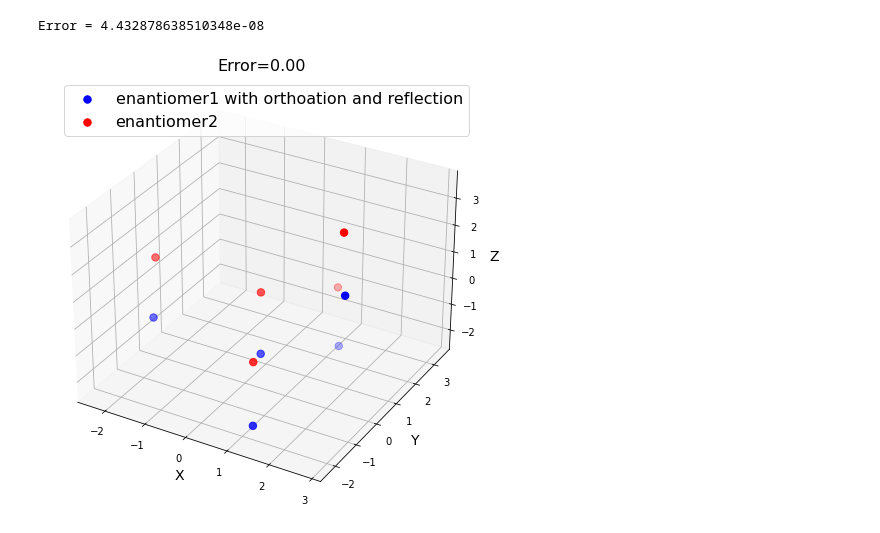
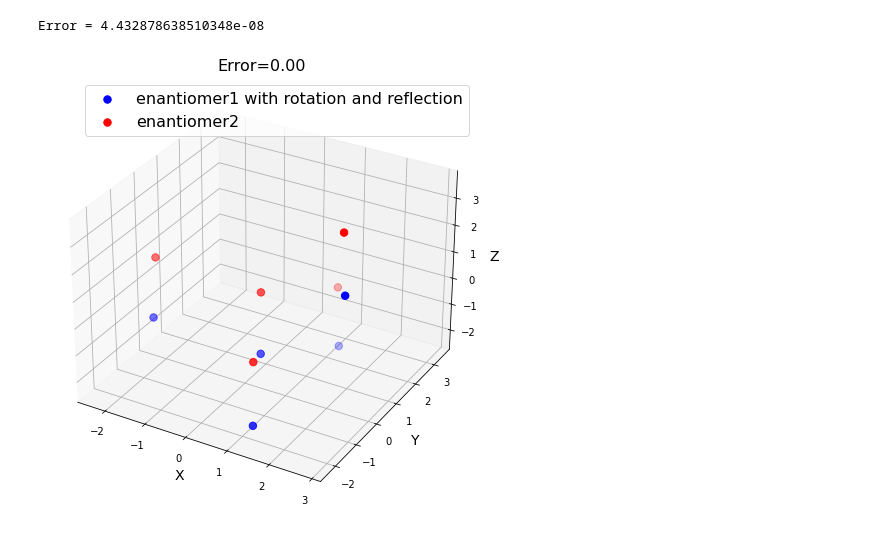
Before and after one commit to theochem/procrustes, a Jupyter notebook: docs/notebooks/Chirality_Check.ipynb, the cells around one changed output. Saved outputs shown, nothing was run; the diff lists cells and outputs as text; code cells hidden in the pictures.

```diff
--- a/docs/notebooks/Chirality_Check.ipynb
+++ b/docs/notebooks/Chirality_Check.ipynb
@@ -112,16 +112,16 @@ Error = 4.432878638510348e-08
 # %%
 # rotated and refelction coordinates
 a_ortho = np.dot(a, result_ortho.t)
 
 # plot coordinates with only rotation
 plot_atom_coordinates(a_ortho, b,
                       figsize=(8, 6),
                       fontsize_label=14,
                       fontsize_title=16,
                       fontsize_legend=16,
-                      label1="enantiomer1 with orthoation and reflection",
+                      label1="enantiomer1 with rotation and reflection",
                       label2="enantiomer2",
                       title="Error={:0.2f}".format(result_ortho.error),
                       figfile=None)
 # %% [output]
-[figure, old version]
+[figure, new version]
```
Also changed, not shown: parts of 1 cell of this notebook, 1 other file.
